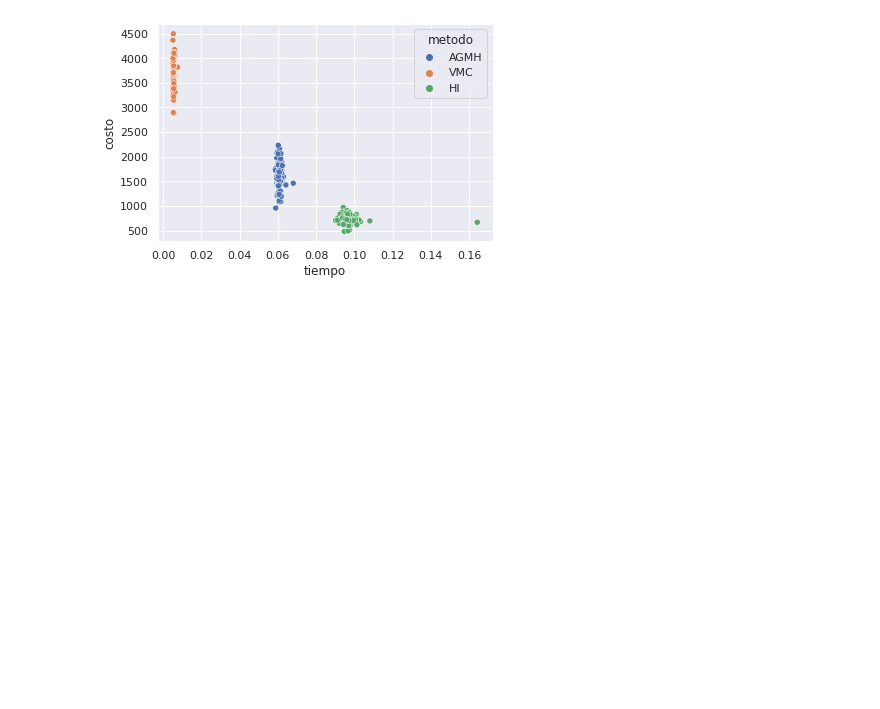
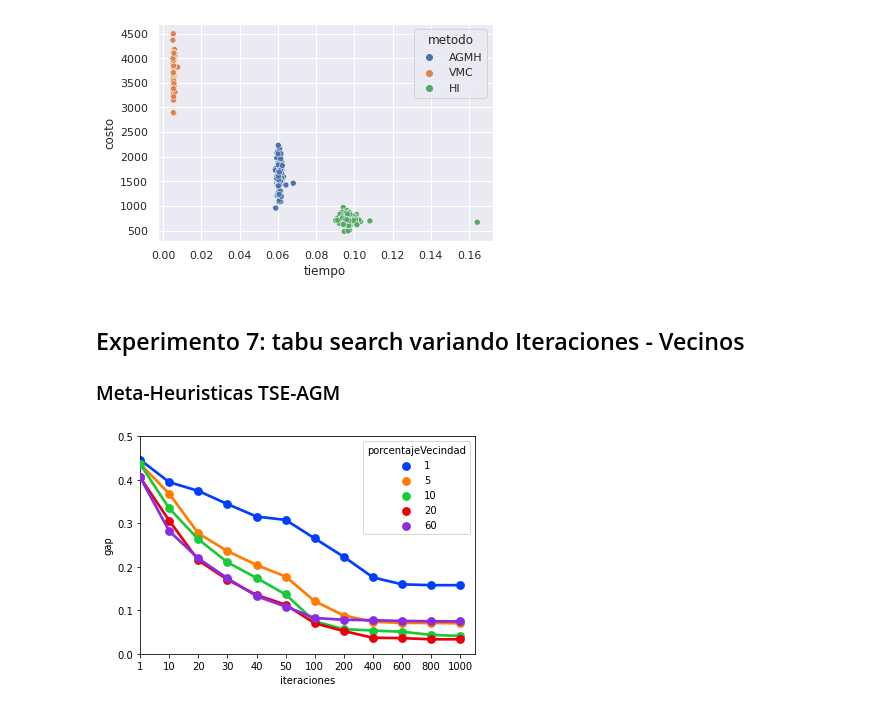
Before and after one commit to cmamani02/tp2_tspAlgo3, a Jupyter notebook: python/analisis.ipynb, the cells around one changed output. Cells and saved outputs as stored; diff of their text form; code cells hidden in the pictures; blank space fills up the shorter version.

Commit message:
agrego experimento tabu search variando tamaño de vecindario

```diff
--- a/python/analisis.ipynb
+++ b/python/analisis.ipynb
@@ -38,6 +38,7 @@ Leemos el dataframe con todos los resultados.
 df_res_comparciones = pd.read_csv("resultados/res-comparaciones.csv");
 df_resultados_tbc = pd.read_csv("resultados/resultado-tbc.csv");
 df_resultados_tbe = pd.read_csv("resultados/resultado-tbe.csv");
+df_resultados_iters_vecinos = pd.read_csv("resultados/resultado_a280_iters_vecinos.csv");
 # %% [markdown]
 # Experimento 1: Análisis variación de memoria Tabu Search
 # %% [markdown]
@@ -171,3 +172,21 @@ sns.scatterplot(data=df_fijo, x="tiempo", y="costo", hue="metodo")
 plt.show()
 # %% [output]
 [figure]
+# %% [markdown]
+## Experimento 7: tabu search variando Iteraciones - Vecinos
+
+### Meta-Heuristicas TSE-AGM
+# %%
+OPTIMO_A280 = 2579
+## aristas
+df_iters_vecinos_TSE_AGM = df_resultados_iters_vecinos[(df_resultados_iters_vecinos["metodo"]=="TSE-AGM") &
+                                                         (df_resultados_iters_vecinos["caso"]=="iteraciones-vecinos-TSE")].copy();
+df_iters_vecinos_TSE_AGM["gap"] = (df_iters_vecinos_TSE_AGM["costo"] - OPTIMO_A280) / OPTIMO_A280
+fig = sns.pointplot(data=df_iters_vecinos_TSE_AGM, x='iteraciones', y='gap', palette='bright',hue='porcentajeVecindad');
+# control x and y limits: limita el tamaño de los ejes (util para comparar 2 graficos)
+plt.ylim(0, 0.5)
+plt.xlim(0, None)
+#fig.set(xlabel='n', ylabel='tiempo (ms)');
+plt.savefig("graficos/iters-vecinos-TSE-AGM.svg");
+# %% [output]
+[figure, added]
```
Also changed, not shown: parts of 2 cells of this notebook, 7 other files.
